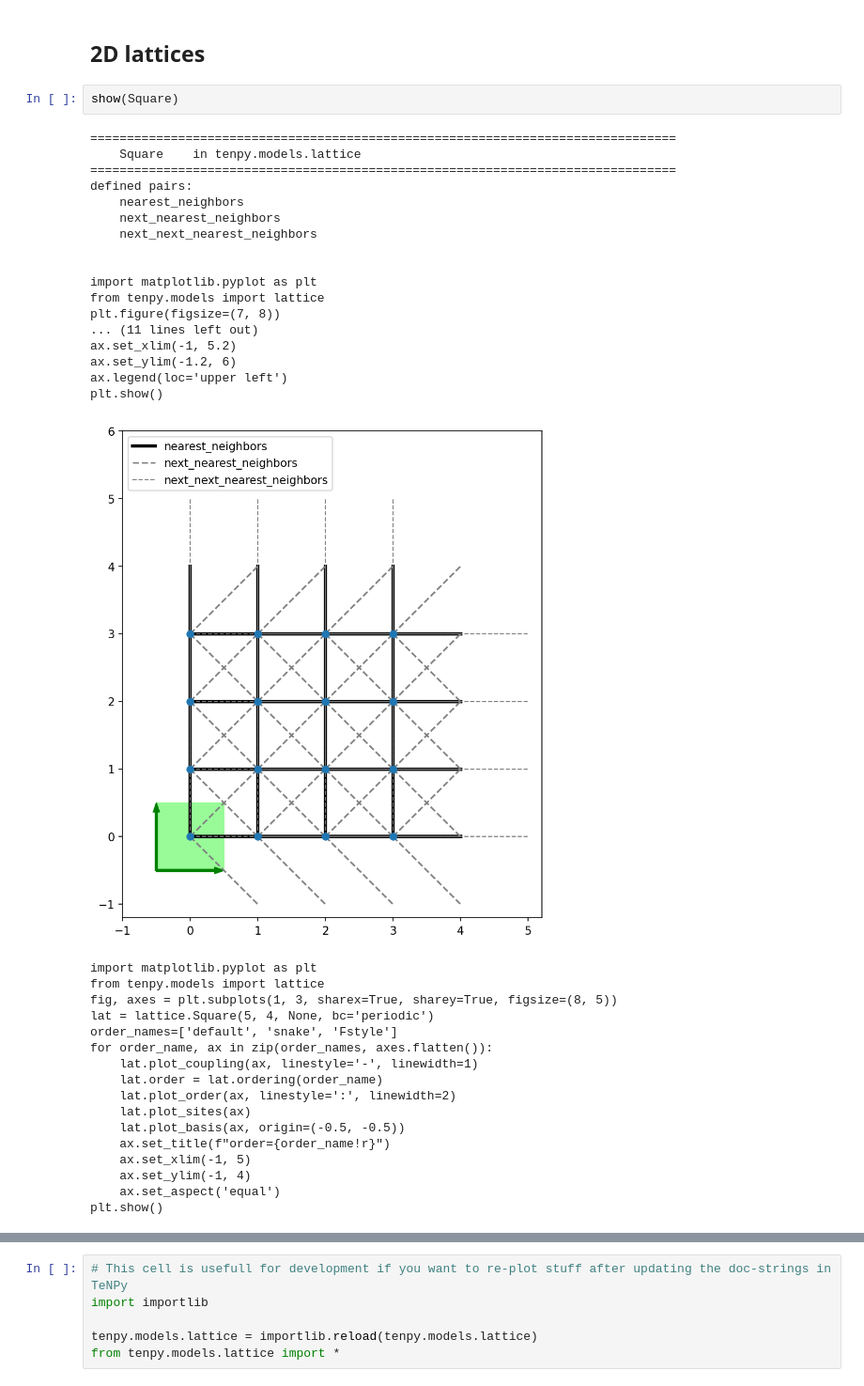
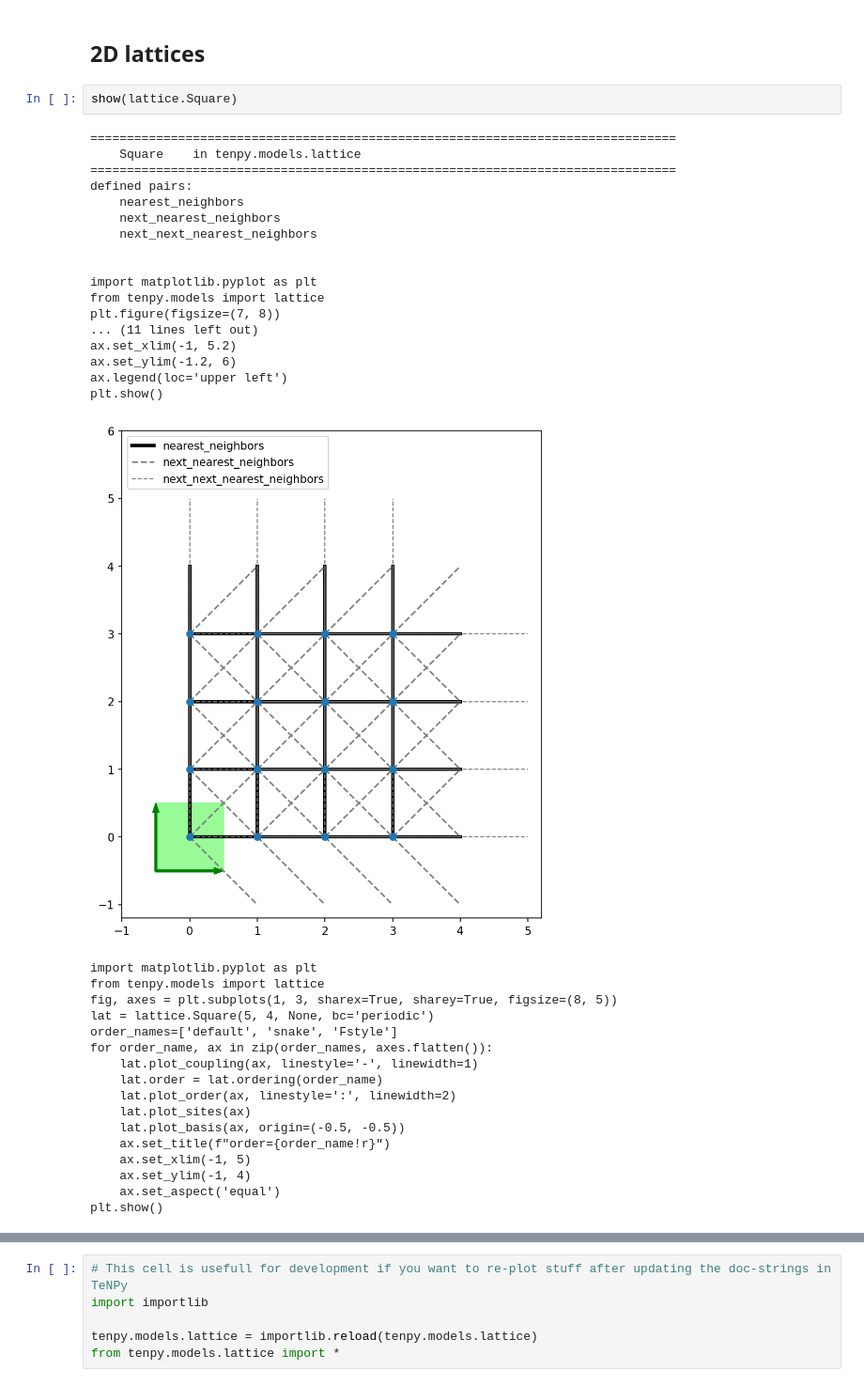
Before and after one commit to tenpy/tenpy_notebooks, a Jupyter notebook: 90_overview_predefined_lattices.ipynb, the cells around one changed output, grey strips where cells are left out. Shown at 94% size. Cells and saved outputs as stored; diff of their text form.

```diff
--- a/90_overview_predefined_lattices.ipynb
+++ b/90_overview_predefined_lattices.ipynb
@@ -173,26 +172,26 @@ plt.show()
 # %% [markdown]
 ## 2D lattices
 # %%
-show(Square)
+show(lattice.Square)
 # %% [output]
 ================================================================================
     Square    in tenpy.models.lattice
 ================================================================================
 defined pairs:
     nearest_neighbors
     next_nearest_neighbors
     next_next_nearest_neighbors
 
 
 import matplotlib.pyplot as plt
 from tenpy.models import lattice
 plt.figure(figsize=(7, 8))
 ... (11 lines left out)
 ax.set_xlim(-1, 5.2)
 ax.set_ylim(-1.2, 6)
 ax.legend(loc='upper left')
 plt.show()
-[figure, old version]
+[figure, new version]
 import matplotlib.pyplot as plt
 from tenpy.models import lattice
 fig, axes = plt.subplots(1, 3, sharex=True, sharey=True, figsize=(8, 5))
```
Also changed, not shown: parts of 8 cells of this notebook.
